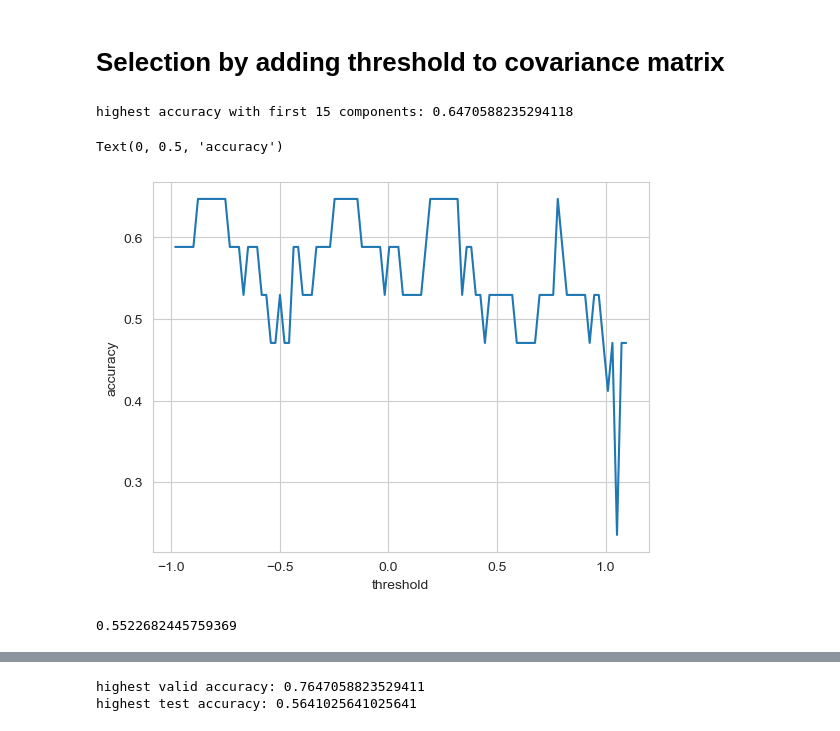
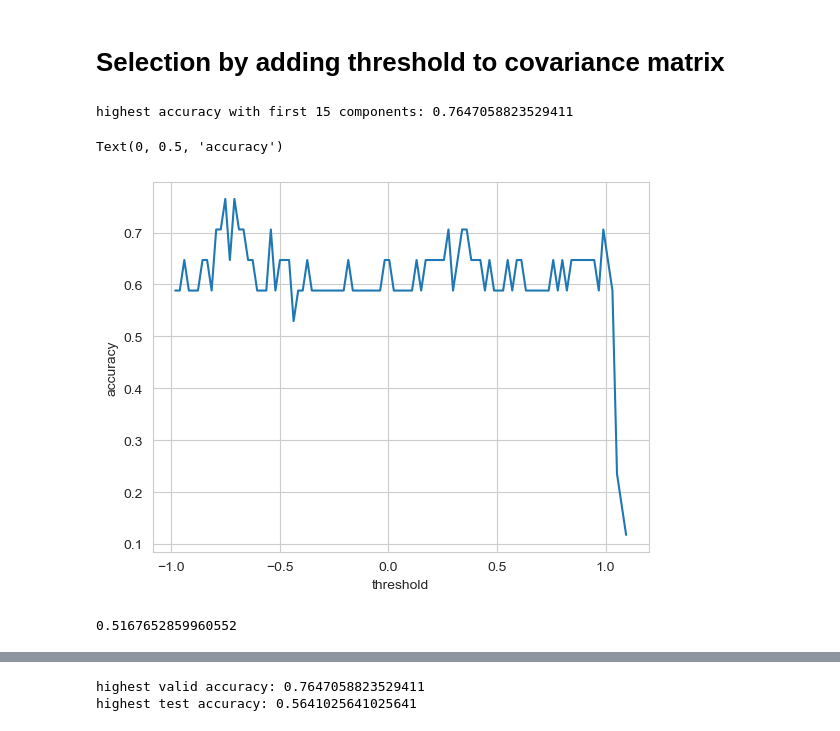
Before and after one commit to hereistheusername/Urban-Land-Cover-Data-Analysis, a Jupyter notebook: urban land cover analysis.ipynb, the cells around one changed output, grey strips where cells are left out. Saved outputs shown, nothing was run; the diff lists cells and outputs as text; code cells hidden in the pictures.

Commit message:
selecting main components by the cumulative variances

```diff
--- a/urban land cover analysis.ipynb
+++ b/urban land cover analysis.ipynb
@@ -306,8 +306,8 @@ def selecting_by_thresholding(X: np.ndarray,
                               X_test: np.ndarray,
                               y_test: np.ndarray,
                               cov_matrix: np.ndarray,
-                              n_components: int,
-                              threshold_array: typing.Iterable) -> typing.Tuple:
+                              threshold_array: typing.Iterable,
+                              cumulative_variance: int = 0.95) -> typing.Tuple:
     acc_array = list()
     better_model = None
     trans_U = None
@@ -316,7 +316,13 @@ def selecting_by_thresholding(X: np.ndarray,
         S = cov_matrix.copy()
         S[S < t] = 0
         # eigenvalue decomposition
-        U, S, VT = randomized_svd(S, n_components=n_components)
+        U, S, VT = np.linalg.svd(S)
+        ratio_of_variances = S / np.sum(S)
+        cumulative_variances = np.cumsum(ratio_of_variances)
+        index_of_95 = np.argmax(cumulative_variances>cumulative_variance)
+        U = U[:, :index_of_95+1]
+        # U, S, VT = randomized_svd(S, n_components=n_components)
+
         # PCA
         pca = np.matmul(X, U)
         # modeling
@@ -334,26 +340,26 @@ def selecting_by_thresholding(X: np.ndarray,
 # %%
 X_train, X_valid, y_train, y_valid = train_test_split(data_standardized, y_in_ohc, train_size=0.9, random_state=42)
 cov_matrix = np.cov(X_train, rowvar=False)
 lower_bound = np.min(cov_matrix)
 upper_bound = np.max(cov_matrix)
 threshold_array = np.linspace(lower_bound, upper_bound, 100)
 acc_array, better_model, U, highest_acc = selecting_by_thresholding(
-    X_train, y_train, X_valid, y_valid, cov_matrix, 15, threshold_array
+    X_train, y_train, X_valid, y_valid, cov_matrix, threshold_array
 )
 print('highest accuracy with first 15 components: {}'.format(highest_acc))
 fig = plt.figure()
 ax = fig.gca()
 ax.plot(threshold_array, acc_array)
 ax.set_xlabel('threshold')
 ax.set_ylabel('accuracy')
 # %% [output]
-highest accuracy with first 15 components: 0.6470588235294118
+highest accuracy with first 15 components: 0.7647058823529411
 Text(0, 0.5, 'accuracy')
-[figure, old version]
+[figure, new version]
 # %%
 y_pred = better_model.predict(np.matmul(X_test, U))
 comp = np.equal(np.argmax(y_pred, axis=1), np.argmax(y_test.to_numpy(), axis=1))
 np.mean(comp)
 # %% [output]
-0.5522682445759369
+0.5167652859960552
 # %%
```
Also changed, not shown: parts of 6 cells of this notebook, 1 other file.
